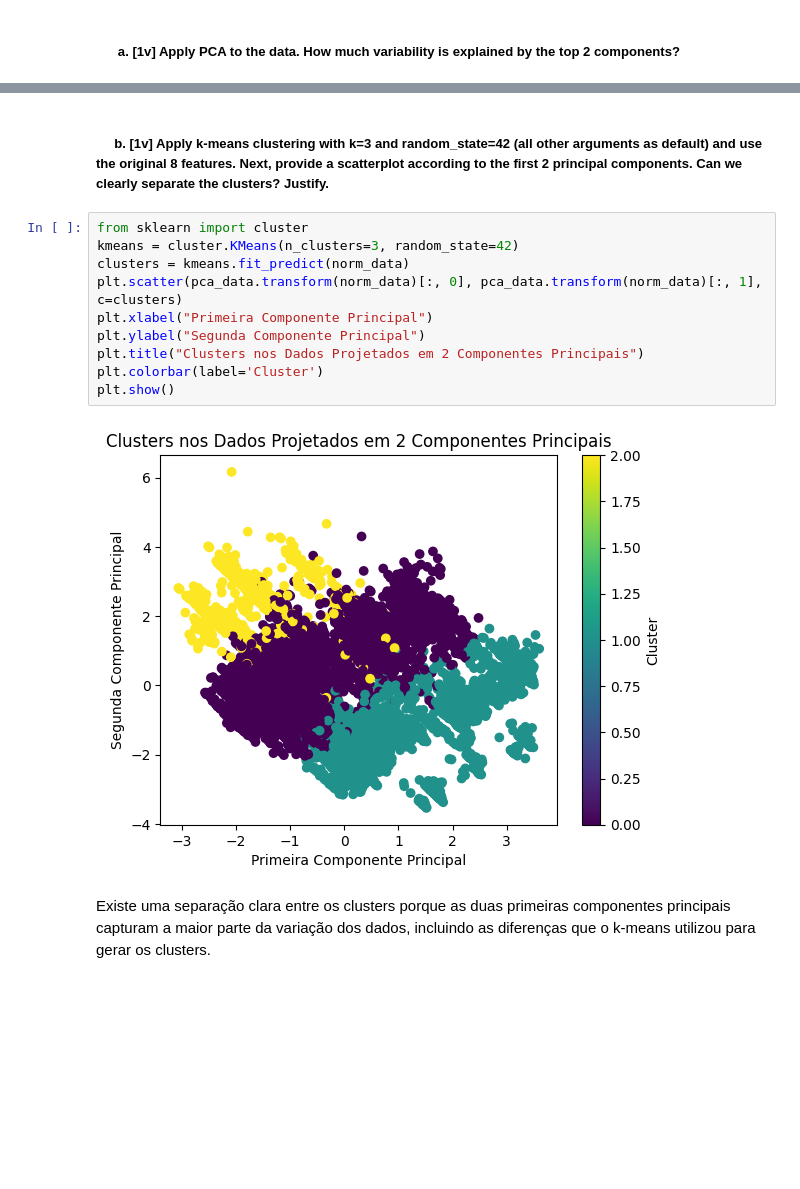
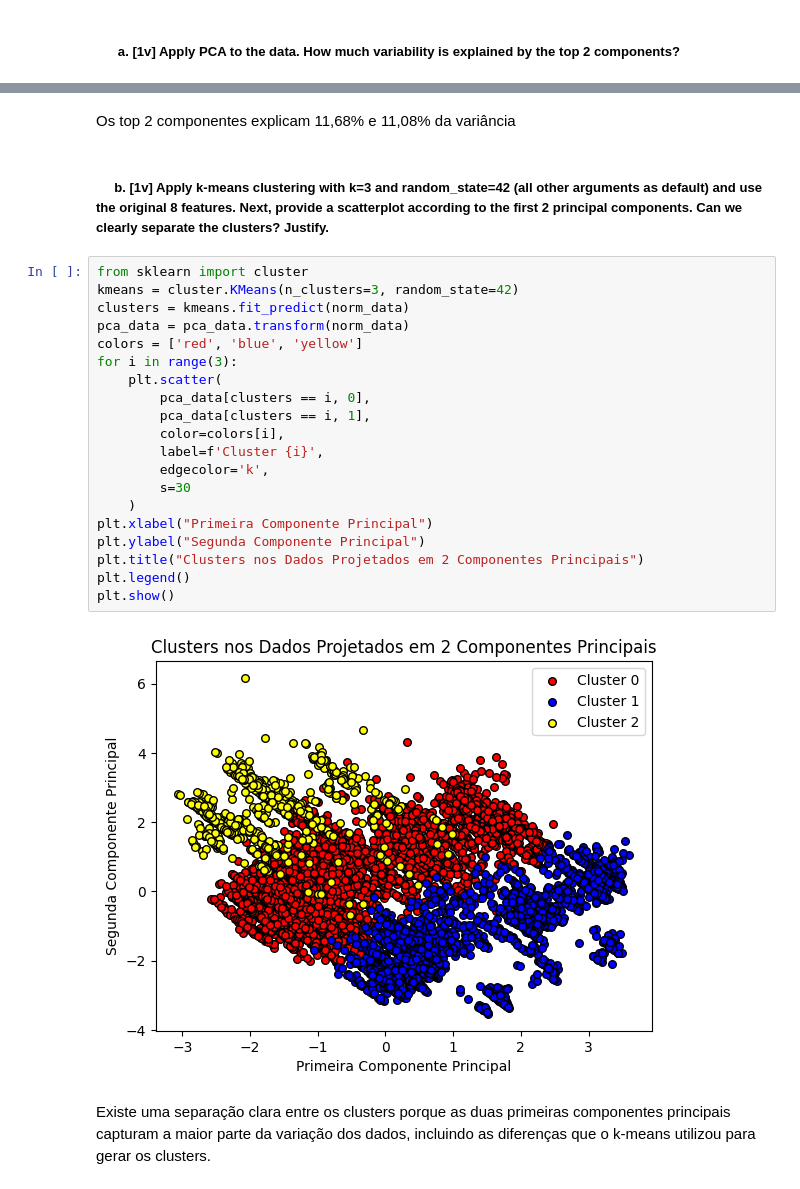
Before and after one commit to DriftPT/Apre-Project-24-25, a Jupyter notebook: Homework4/G040_notebook4.ipynb, the cells around one changed output, grey strips where cells are left out. Saved outputs shown, nothing was run; the diff lists cells and outputs as text; blank space fills up the shorter version.

```diff
--- a/Homework4/G040_notebook4.ipynb
+++ b/Homework4/G040_notebook4.ipynb
@@ -87,3 +86,5 @@ print(pca_data.explained_variance_ratio_)
+# %% [markdown]
+Os top 2 componentes explicam 11,68% e 11,08% da variância
 # %% [markdown]
 <h5>&nbsp;&nbsp;&nbsp;&nbsp;&nbsp;b. [1v] Apply k-means clustering with k=3 and random_state=42 (all other
 arguments as default) and use the original 8 features. Next, provide a scatterplot
@@ -92,15 +93,25 @@ Justify.
 # %%
 from sklearn import cluster
 kmeans = cluster.KMeans(n_clusters=3, random_state=42)
 clusters = kmeans.fit_predict(norm_data)
-plt.scatter(pca_data.transform(norm_data)[:, 0], pca_data.transform(norm_data)[:, 1], c=clusters)
+pca_data = pca_data.transform(norm_data)
+colors = ['red', 'blue', 'yellow']
+for i in range(3):
+    plt.scatter(
+        pca_data[clusters == i, 0],
+        pca_data[clusters == i, 1],
+        color=colors[i],
+        label=f'Cluster {i}',
+        edgecolor='k',
+        s=30
+    )
 plt.xlabel("Primeira Componente Principal")
 plt.ylabel("Segunda Componente Principal")
 plt.title("Clusters nos Dados Projetados em 2 Componentes Principais")
-plt.colorbar(label='Cluster')
+plt.legend()
 plt.show()
 # %% [output]
-[figure, old version]
+[figure, new version]
 # %% [markdown]
 Existe uma separação clara entre os clusters porque as duas primeiras componentes principais capturam a maior parte da variação dos dados, incluindo as diferenças que o
 k-means utilizou para gerar os clusters.
```
Also changed, not shown: parts of 4 cells of this notebook.
